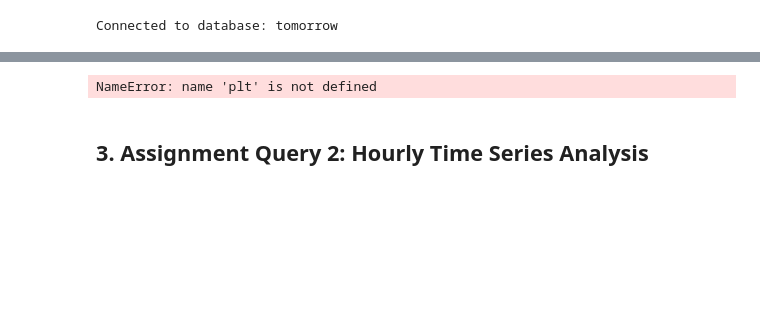
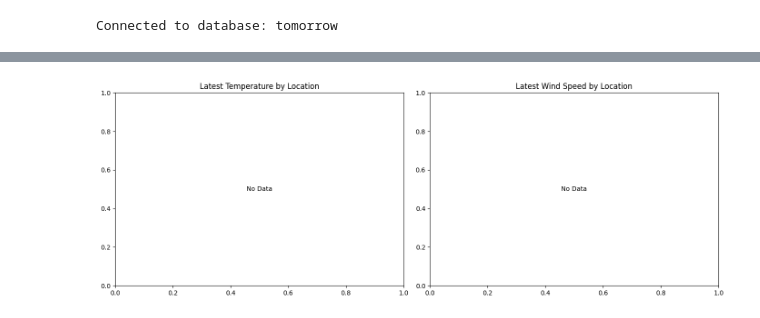
Before and after one commit to irensaltali/amperon-take-home, a Jupyter notebook: analysis.ipynb, the cells around one changed output, grey strips where cells are left out. Drawn from its saved outputs; the diff is of its cells as text; code cells hidden in the pictures; blank space fills up the shorter version.

```diff
--- a/analysis.ipynb
+++ b/analysis.ipynb
@@ -8,24 +6,14 @@ This notebook analyzes weather data collected from the Tomorrow.io API for 10 ge
 import os
 import pandas as pd
 import matplotlib.pyplot as plt
-import seaborn as sns
 from datetime import datetime, timedelta
+from sqlalchemy import create_engine
+from dotenv import load_dotenv
 
-# Database connection
-from sqlalchemy import create_engine
-
-# Load environment variables
-from dotenv import load_dotenv
 load_dotenv()
 
-# Configure plotting
-plt.style.use('seaborn-v0_8-darkgrid')
-sns.set_palette("husl")
-
-# Database connection string
 db_url = f"postgresql://{os.getenv('PGUSER', 'postgres')}:{os.getenv('PGPASSWORD', 'postgres')}@{os.getenv('PGHOST', 'localhost')}:{os.getenv('PGPORT', '5432')}/{os.getenv('PGDATABASE', 'tomorrow')}"
 engine = create_engine(db_url)
-
 print(f"Connected to database: {os.getenv('PGDATABASE', 'tomorrow')}")
 # %% [output]
 Connected to database: tomorrow
@@ -125,26 +54,30 @@ latest_df
-# %%
-# Visualize latest temperatures
-fig, (ax1, ax2) = plt.subplots(1, 2, figsize=(15, 5))
-
-# Temperature by location
-latest_df.dropna(subset=['temperature']).plot(
-    x='location_name', y='temperature', kind='bar', ax=ax1, color='coral'
-)
-ax1.set_title('Latest Temperature by Location')
-ax1.set_ylabel('Temperature (°C)')
-ax1.tick_params(axis='x', rotation=45)
-
-# Wind speed by location
-latest_df.dropna(subset=['wind_speed']).plot(
-    x='location_name', y='wind_speed', kind='bar', ax=ax2, color='skyblue'
-)
-ax2.set_title('Latest Wind Speed by Location')
-ax2.set_ylabel('Wind Speed (m/s)')
-ax2.tick_params(axis='x', rotation=45)
-
-plt.tight_layout()
-plt.show()
-# %% [output]
-NameError: name 'plt' is not defined
-# %% [markdown]
-## 3. Assignment Query 2: Hourly Time Series Analysis
+# %%
+# Visualize latest temperature and wind speed
+fig, (ax1, ax2) = plt.subplots(1, 2, figsize=(14, 5))
+
+# Temperature
+temp_df = latest_df.dropna(subset=['temperature'])
+if not temp_df.empty:
+    ax1.bar(range(len(temp_df)), temp_df['temperature'], color='coral')
+    ax1.set_xticks(range(len(temp_df)))
+    ax1.set_xticklabels([f"({r['lat']}, {r['lon']})" for _, r in temp_df.iterrows()], rotation=45, ha='right')
+    ax1.set_ylabel('Temperature (°C)')
+else:
+    ax1.text(0.5, 0.5, 'No Data', ha='center', va='center', transform=ax1.transAxes)
+ax1.set_title('Latest Temperature by Location')
+
+# Wind Speed
+wind_df = latest_df.dropna(subset=['wind_speed'])
+if not wind_df.empty:
+    ax2.bar(range(len(wind_df)), wind_df['wind_speed'], color='skyblue')
+    ax2.set_xticks(range(len(wind_df)))
+    ax2.set_xticklabels([f"({r['lat']}, {r['lon']})" for _, r in wind_df.iterrows()], rotation=45, ha='right')
+    ax2.set_ylabel('Wind Speed (m/s)')
+else:
+    ax2.text(0.5, 0.5, 'No Data', ha='center', va='center', transform=ax2.transAxes)
+ax2.set_title('Latest Wind Speed by Location')
+
+plt.tight_layout()
+plt.show()
+# %% [output]
+[figure, added]
```
Also changed, not shown: parts of 19 cells of this notebook, 4 other files.
